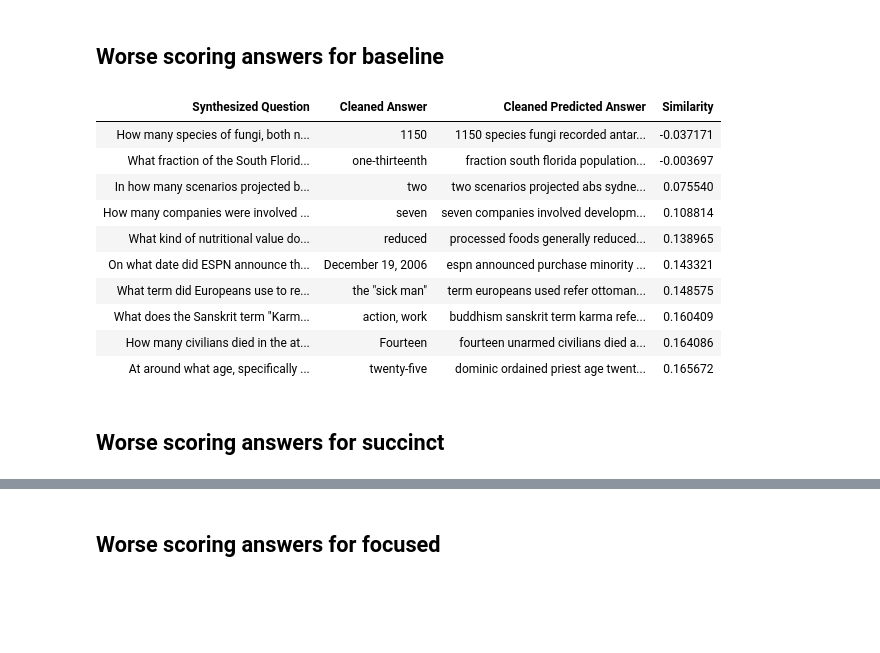
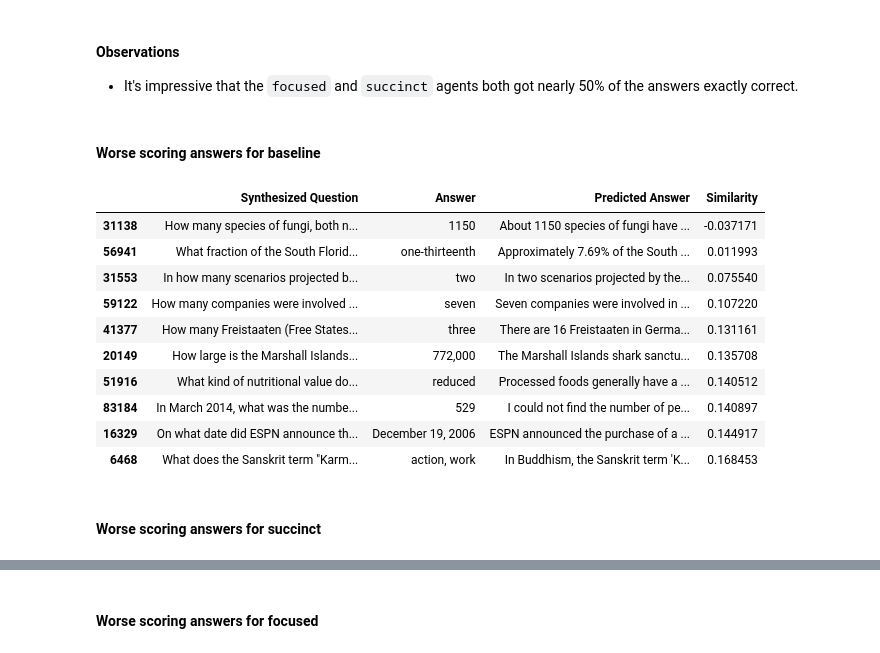
Before and after one commit to kurisu/SQuAD_Agent_Experiment, a Jupyter notebook: benchmarking.ipynb, the cells around one changed output, grey strips where cells are left out. Drawn from its saved outputs; the diff is of its cells as text; code cells hidden in the pictures; blank space fills up the shorter version.

```diff
--- a/benchmarking.ipynb
+++ b/benchmarking.ipynb
@@ -212,9 +217,0 @@ def benchmark_agent(agent, dfSample, name):
-# %%
-benchmarks = [
-    (get_agent(), "baseline"), # Baseline agent with default settings
-    (get_agent(system_prompt=SUCCINCT_SQUAD_REACT_CODE_SYSTEM_PROMPT), "succinct"), # Succinct agent
-    (get_agent(system_prompt=FOCUSED_SQUAD_REACT_CODE_SYSTEM_PROMPT), "focused"), # Focused agent
-]
-
-for agent, name in tqdm(benchmarks):
-    benchmark_agent(agent, dfSample, name)
@@ -284,10 +323,17 @@ for benchmark in benchmarks:
 # %%
-# Plot the number of rows below each threshold, for each benchmark on the same plot
-import matplotlib.pyplot as plt
+# Plot the number of answers with a semantic similarity score >= a given threshold for each benchmark
 for benchmark in benchmarks:
-    plt.plot(thresholds, benchmark['num_rows_below_threshold'], label=benchmark['name'])
+    thresholds = np.arange(0.01, 0.99, 0.01)
+    num_rows_above_threshold = []
+    for threshold in thresholds:
+        num_rows_above_threshold.append(len(benchmark['data'][benchmark['data']['Similarity'] >= threshold]))
+    benchmark['num_rows_above_threshold'] = num_rows_above_threshold
+
+for benchmark in benchmarks:
+    plt.plot(thresholds, benchmark['num_rows_above_threshold'], label=benchmark['name'])
 plt.xlabel('Threshold')
-plt.ylabel('Number of answers with semantic similarity score less than threshold')
+plt.ylabel('Number of answers')
+plt.title('Number of answers with semantic similarity score >= threshold')
 plt.legend()
 plt.show()
 # %% [output]
@@ -294,0 +348,5 @@ plt.show()
+# %%
+# Show how many answers have Similarity == 1.0 exactly
+for benchmark in benchmarks:
+    display(Markdown(f"#### Number of answers with Similarity == 1.0 for {benchmark['name']}"))
+    display(benchmark['data'][benchmark['data']['Similarity'] == 1.0].shape[0])
@@ -295,24 +360,29 @@ plt.show()
+# %% [markdown]
+#### Observations
+
+* It's impressive that the `focused` and `succinct` agents both got nearly 50% of the answers exactly correct.
 # %%
 # Show the worst 10 answers for each benchmark
 for benchmark in benchmarks:
-    display(Markdown(f"## Worse scoring answers for {benchmark['name']}"))
-    # Rename columns
-    df = benchmark['data'].rename(columns={
-        'Answer': 'Cleaned Answer',
-        'Predicted Answer': 'Cleaned Predicted Answer'
-    })
-    display_text_df(df[['Synthesized Question', 'Cleaned Answer', 'Cleaned Predicted Answer', 'Similarity']].sort_values(by='Similarity', ascending=True).head(10))
+    display(Markdown(f"#### Worse scoring answers for {benchmark['name']}"))
+    display_text_df(
+        benchmark["data"][
+            ["Synthesized Question", "Answer", "Predicted Answer", "Similarity"]
+        ]
+        .sort_values(by="Similarity", ascending=True)
+        .head(10)
+    )
 # %% [output]
-## Worse scoring answers for baseline
+#### Worse scoring answers for baseline
-| Synthesized Question | Cleaned Answer | Cleaned Predicted Answer | Similarity |
-| How many species of fungi, both n... | 1150 | 1150 species fungi recorded antar... | -0.037171 |
-| What fraction of the South Florid... | one-thirteenth | fraction south florida population... | -0.003697 |
-| In how many scenarios projected b... | two | two scenarios projected abs sydne... | 0.075540 |
-| How many companies were involved ... | seven | seven companies involved developm... | 0.108814 |
-| What kind of nutritional value do... | reduced | processed foods generally reduced... | 0.138965 |
-| On what date did ESPN announce th... | December 19, 2006 | espn announced purchase minority ... | 0.143321 |
-| What term did Europeans use to re... | the "sick man" | term europeans used refer ottoman... | 0.148575 |
-| What does the Sanskrit term "Karm... | action, work | buddhism sanskrit term karma refe... | 0.160409 |
-| How many civilians died in the at... | Fourteen | fourteen unarmed civilians died a... | 0.164086 |
-| At around what age, specifically ... | twenty-five | dominic ordained priest age twent... | 0.165672 |
+|  | Synthesized Question | Answer | Predicted Answer | Similarity |
+| 31138 | How many species of fungi, both n... | 1150 | About 1150 species of fungi have ... | -0.037171 |
+| 56941 | What fraction of the South Florid... | one-thirteenth | Approximately 7.69% of the South ... | 0.011993 |
+| 31553 | In how many scenarios projected b... | two | In two scenarios projected by the... | 0.075540 |
+| 59122 | How many companies were involved ... | seven | Seven companies were involved in ... | 0.107220 |
+| 41377 | How many Freistaaten (Free States... | three | There are 16 Freistaaten in Germa... | 0.131161 |
+| 20149 | How large is the Marshall Islands... | 772,000 | The Marshall Islands shark sanctu... | 0.135708 |
+| 51916 | What kind of nutritional value do... | reduced | Processed foods generally have a ... | 0.140512 |
+| 83184 | In March 2014, what was the numbe... | 529 | I could not find the number of pe... | 0.140897 |
+| 16329 | On what date did ESPN announce th... | December 19, 2006 | ESPN announced the purchase of a ... | 0.144917 |
+| 6468 | What does the Sanskrit term "Karm... | action, work | In Buddhism, the Sanskrit term 'K... | 0.168453 |
-## Worse scoring answers for succinct
+#### Worse scoring answers for succinct
@@ -330 +400 @@ for benchmark in benchmarks:
-## Worse scoring answers for focused
+#### Worse scoring answers for focused
```
Also changed, not shown: parts of 35 cells of this notebook, 3 other files.
